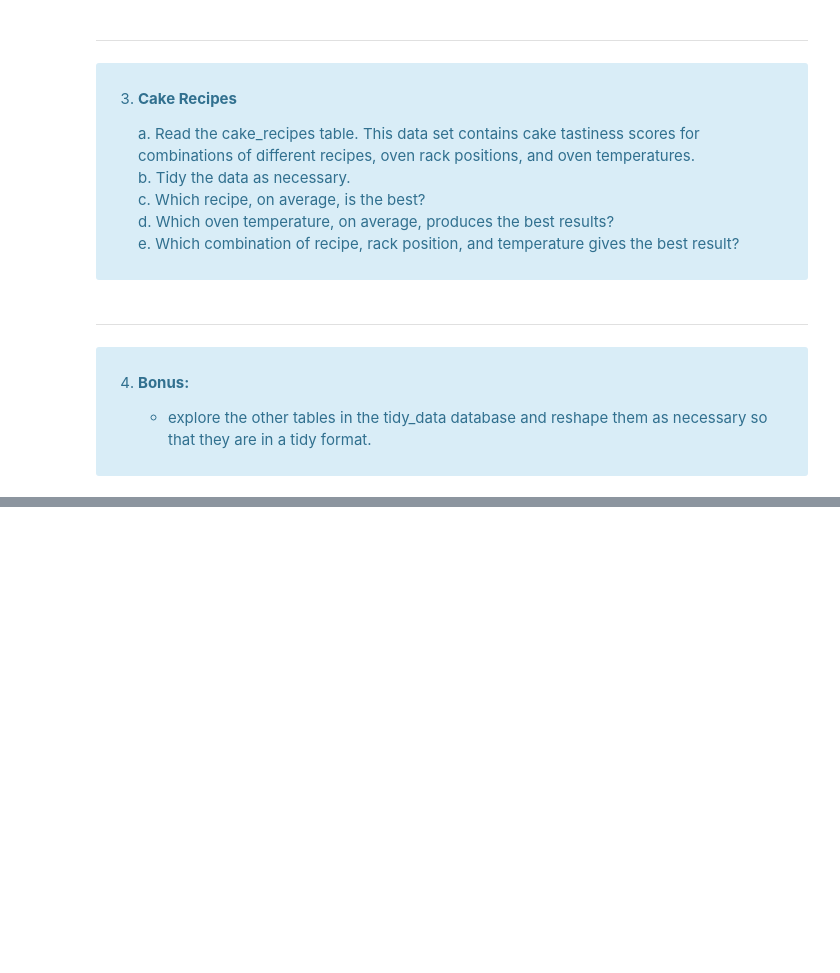
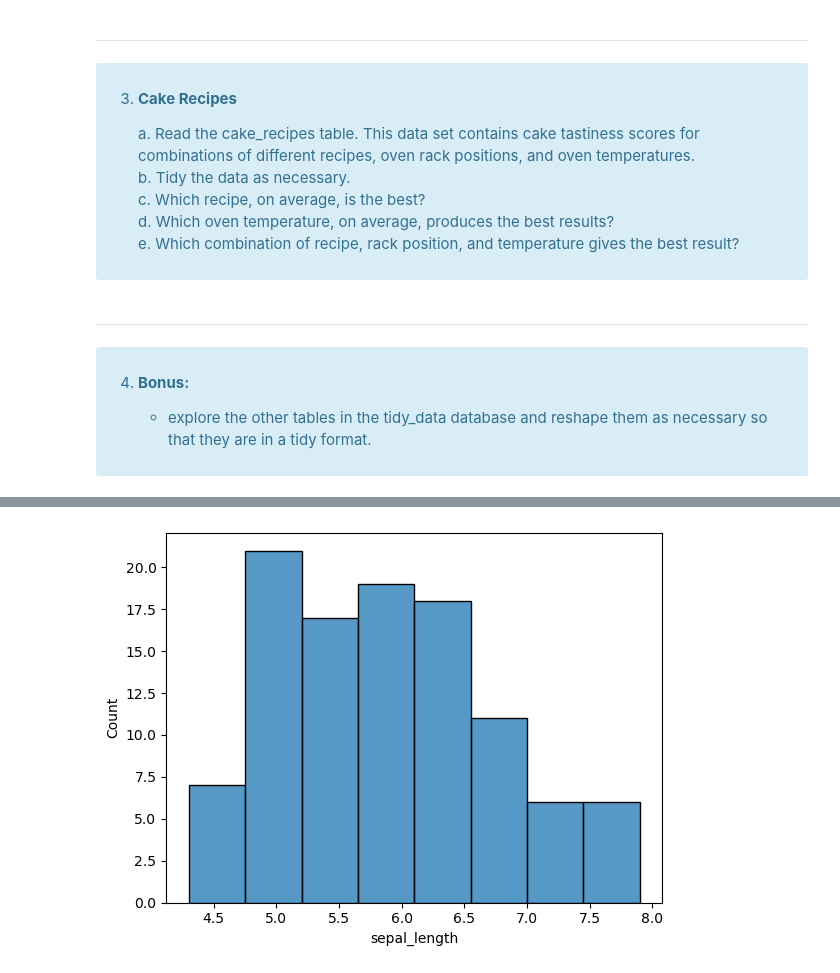
Before and after one commit to Marc-Aradillas/Classification_exercises.ipynb, a Jupyter notebook: classification_exercises.ipynb, the cells around one changed output, grey strips where cells are left out. Saved outputs shown, nothing was run; the diff lists cells and outputs as text; code cells hidden in the pictures; blank space fills up the shorter version.

```diff
--- a/classification_exercises.ipynb
+++ b/classification_exercises.ipynb
@@ -978,0 +1001,13 @@ test_telco -> (1409, 20)
+# %%
+def iris_pipeline():
+
+    df = prep_iris()
+
+    train, val, test = train_val_test(df, 'species')
+
+    # should add one in the future:
+    # train, val, test = impute_vals(train, val, test)
+
+    return train, val, test
+# %%
+train, val, test = iris_pipeline()
@@ -978,0 +1036,5 @@ test_telco -> (1409, 20)
+# %%
+sns.histplot(data = train.sepal_length)
+plt.show()
+# %% [output]
+[figure, added]
```
Also changed, not shown: parts of 85 cells of this notebook, 1 other file.
